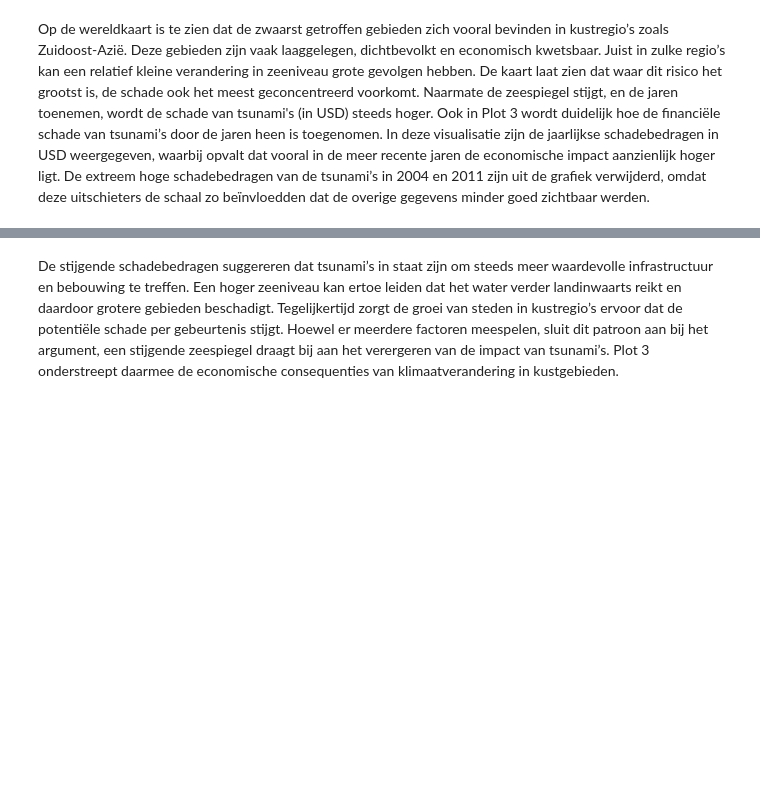
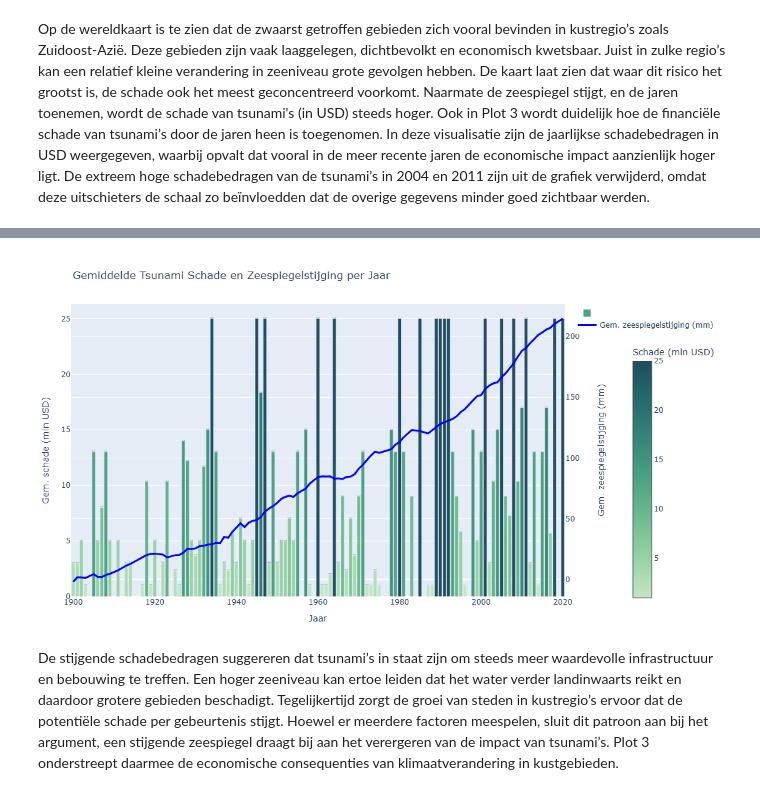
Before and after one commit to roosz/informatievisualisatie, a Jupyter notebook: docs/voorindatasory.ipynb, the cells around one changed output, grey strips where cells are left out. Cells and saved outputs as stored; diff of their text form; code cells hidden in the pictures; blank space fills up the shorter version.

```diff
--- a/docs/voorindatasory.ipynb
+++ b/docs/voorindatasory.ipynb
@@ -503,7 +503,7 @@ yaxis2=dict(
 ),
 
     height=600,
-    width=1100,
+    width=900,
     margin=dict(l=50, r=80, t=80, b=50)
 )
 
@@ -513,3 +512,4 @@ fig.show()
+[figure, added]
 # %% [markdown]
 De stijgende schadebedragen suggereren dat tsunami’s in staat zijn om steeds meer waardevolle infrastructuur en bebouwing te treffen. Een hoger zeeniveau kan ertoe leiden dat het water verder landinwaarts reikt en daardoor grotere gebieden beschadigt. Tegelijkertijd zorgt de groei van steden in kustregio’s ervoor dat de potentiële schade per gebeurtenis stijgt. Hoewel er meerdere factoren meespelen, sluit dit patroon aan bij het argument, een stijgende zeespiegel draagt bij aan het verergeren van de impact van tsunami’s. Plot 3 onderstreept daarmee de economische consequenties van klimaatverandering in kustgebieden.
 # %% [markdown]
```
Also changed, not shown: parts of 2 cells of this notebook, 6 other files.
